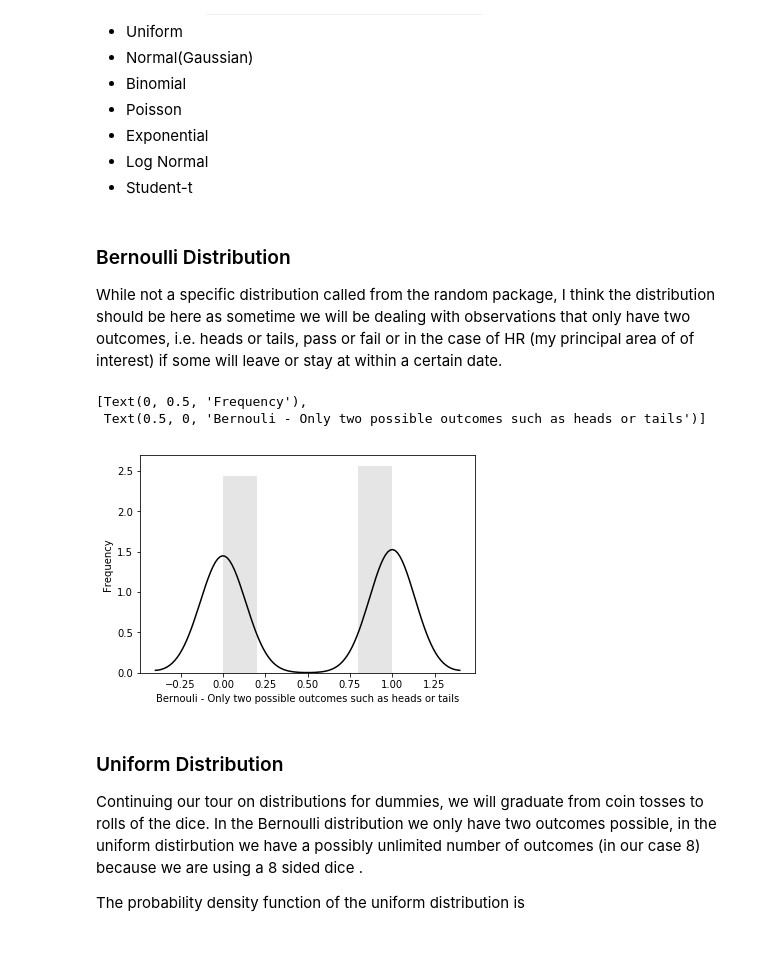
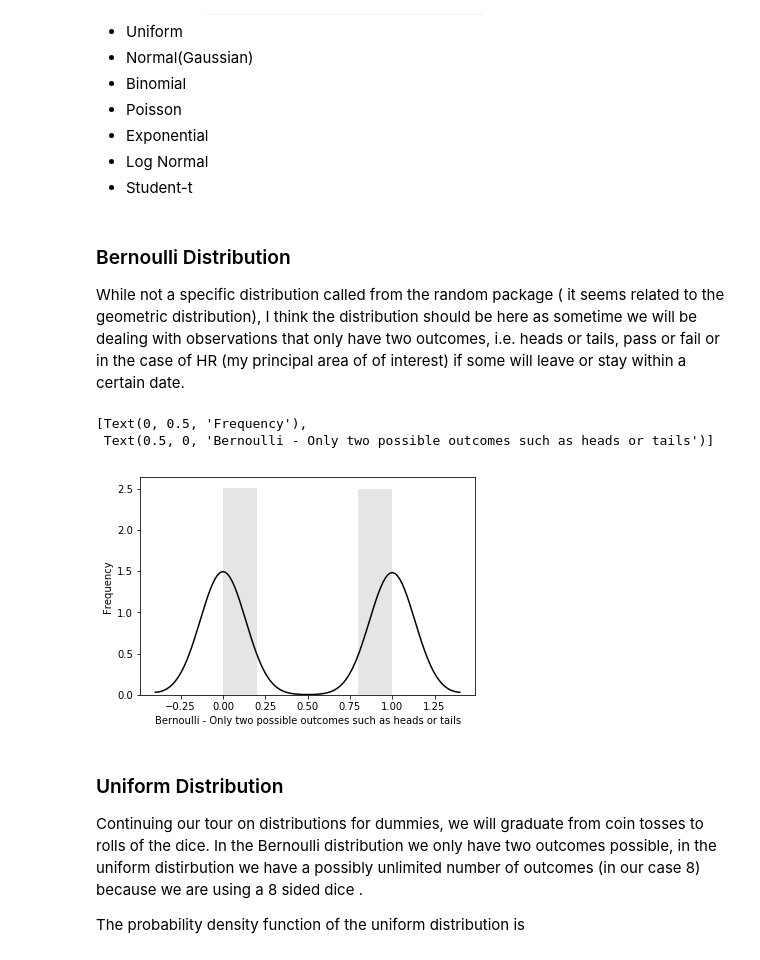
Before and after one commit to tomhealy1/Numpy-random, a Jupyter notebook: Numpy-random Notebook.ipynb, the cells around one changed output. Saved outputs shown, nothing was run; the diff lists cells and outputs as text; code cells hidden in the pictures.

Commit message:
added more distributions

````diff
--- a/Numpy-random Notebook.ipynb
+++ b/Numpy-random Notebook.ipynb
@@ -218,22 +218,23 @@ Having conducted research on the most common distributions used in data science,
 # %% [markdown]
 ### Bernoulli Distribution
 
-While not a specific distribution called from the random package, I think the distribution should be here as sometime
+While not a specific distribution called from the random package ( it seems related to the geometric distribution), I think the distribution should be here as sometime
 we will be dealing with observations that only have two outcomes, i.e. heads or tails, pass or fail or in the case of
-HR (my principal area of of interest) if some will leave or stay at within a certain date.
+HR (my principal area of of interest) if some will leave or stay within a certain date.
 # %%
 #Here we are using the distribution applied to coin tosses. Calling ```df = bernoulli.rvs(size=1000,p=0.5)``` where
 #size is the number of observations or experienents and p is the bias, i.e. so here we have an unbiased coin.
+from scipy.stats import bernoulli
 df = bernoulli.rvs(size=1000,p=0.5)
 ax = sns.distplot(df,
                   kde=True,
                   color='black',
                   hist_kws={"linewidth": 15,'alpha':0.1})
-ax.set(xlabel='Bernouli - Only two possible outcomes such as heads or tails', ylabel='Frequency')
+ax.set(xlabel='Bernoulli - Only two possible outcomes such as heads or tails', ylabel='Frequency')
 # %% [output]
 [Text(0, 0.5, 'Frequency'),
- Text(0.5, 0, 'Bernouli - Only two possible outcomes such as heads or tails')]
+ Text(0.5, 0, 'Bernoulli - Only two possible outcomes such as heads or tails')]
-[figure, old version]
+[figure, new version]
 # %% [markdown]
 ### Uniform Distribution
 Continuing our tour on distributions for dummies, we will graduate from coin tosses to rolls of the dice. In the Bernoulli distribution we only have two outcomes possible, in the uniform distirbution we have a possibly unlimited number of outcomes (in our case 8) because we are using a 8 sided dice .
````
Also changed, not shown: parts of 40 cells of this notebook, 2 other files.
